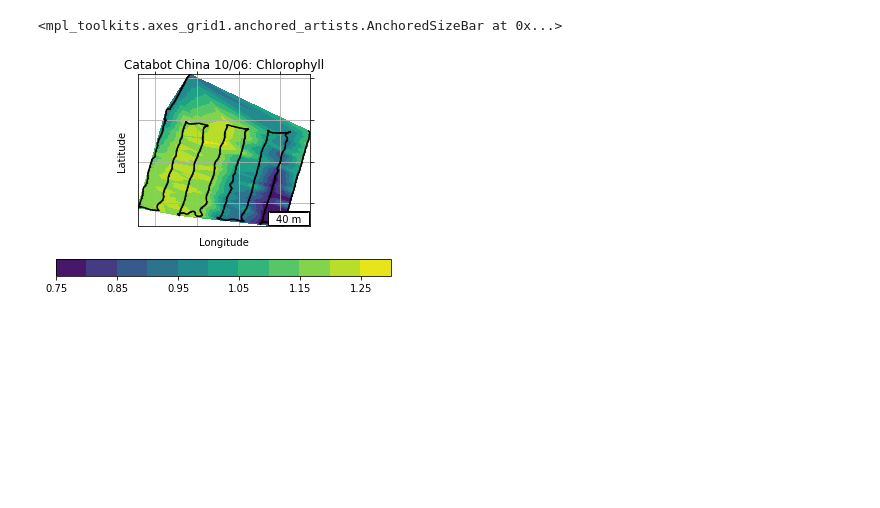
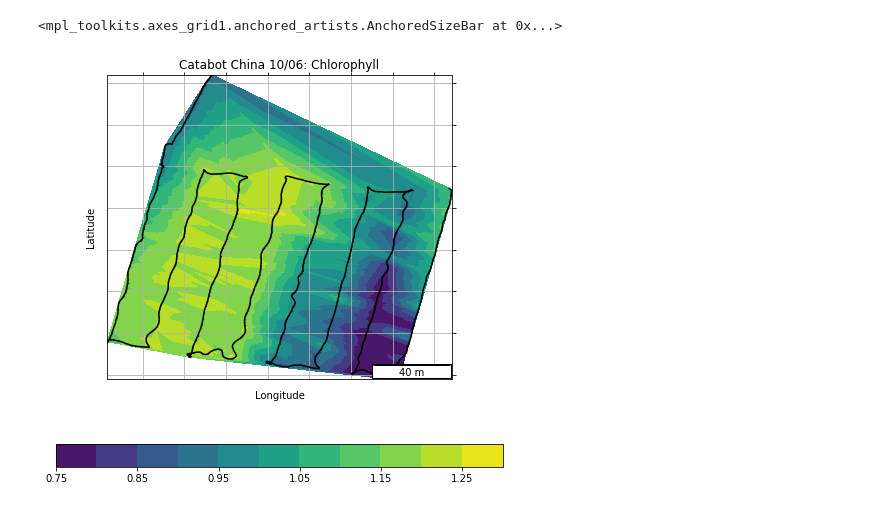
Before and after one commit to dartmouthrobotics/epscor_asv_data_analysis, a Jupyter notebook: Jupyter_notebook/20201006-Sabattus-GPS and EXO.ipynb, the cells around one changed output. Saved outputs shown, nothing was run; the diff lists cells and outputs as text; code cells hidden in the pictures; blank space fills up the shorter version.

```diff
--- a/Jupyter_notebook/20201006-Sabattus-GPS and EXO.ipynb
+++ b/Jupyter_notebook/20201006-Sabattus-GPS and EXO.ipynb
@@ -118,33 +119,33 @@ ax.add_artist(bar)
 # %%
 
 # chlorophyll
 z = tlog_list[1:2501,4]
 z = z.astype('float32')
 
 
-f, ax = plt.subplots()
+f, ax = plt.subplots(figsize=(8,8))
 ax.set_title('Catabot China 10/06: Chlorophyll')
 cs = ax.tricontourf(x,y,z, 10, norm=colors.SymLogNorm(linthresh=0.03, linscale=0.03))
 
 f.colorbar(cs, orientation='horizontal', format='%.2f')
 ax.set_xlabel('Longitude')
 f.canvas.draw()
 
 ax.set_ylabel('Latitude')
 f.canvas.draw()
 
 ax.plot(x,y,marker='o', color='k', markersize=0.1)
 ax.tick_params(right= True,top= True,left= False, bottom= False)
 ax.set_xticklabels([])
 ax.set_yticklabels([])
 ax.set_aspect('equal')
 plt.grid(True)
 
 bar = AnchoredSizeBar(ax.transData, 0.00046, '40 m', 4)
 ax.add_artist(bar)
 # %% [output]
 <mpl_toolkits.axes_grid1.anchored_artists.AnchoredSizeBar at 0x...>
-[figure, old version]
+[figure, new version]
 # %%
 
 # DO
```
Also changed, not shown: parts of 4 cells of this notebook.
